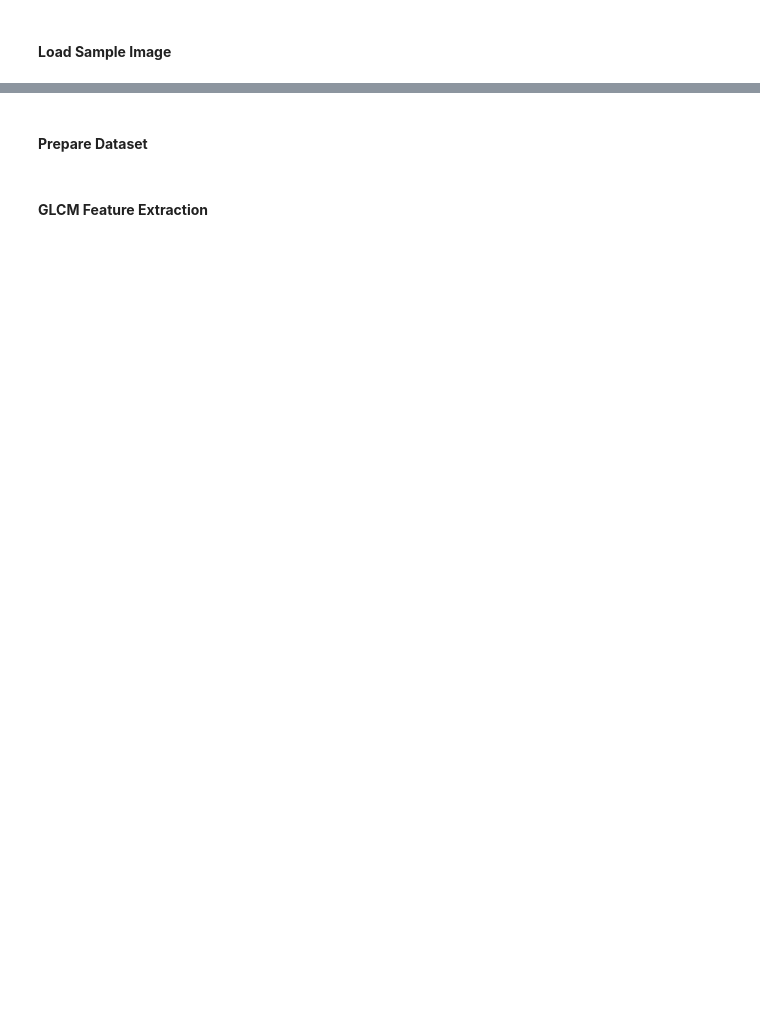
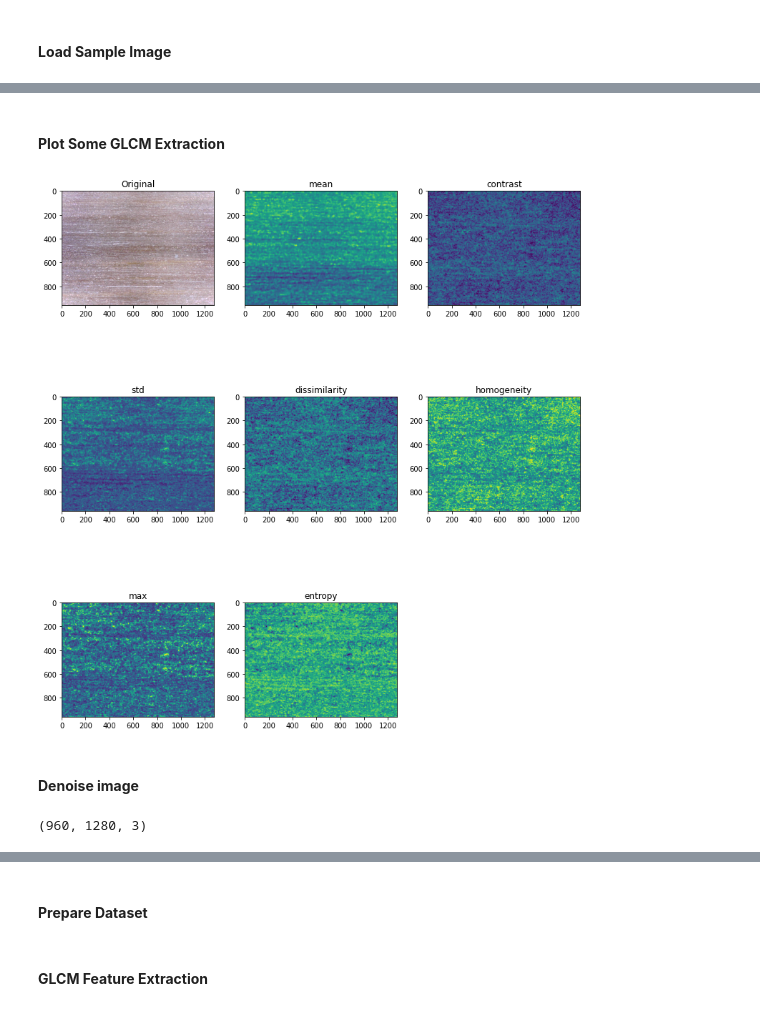
Before and after one commit to ormorteey/STA-260-Project, a Jupyter notebook: STA_260_EDA.ipynb, the cells around one changed output, grey strips where cells are left out. Cells and saved outputs as stored; diff of their text form; code cells hidden in the pictures; blank space fills up the shorter version.

```diff
--- a/STA_260_EDA.ipynb
+++ b/STA_260_EDA.ipynb
@@ -404,0 +404,23 @@ Index(['Capturetime', 'Buildangle', 'Facenumber', 'Measurementnum', 'Ra', 'Rq',
+# %% [markdown]
+#### **Plot Some GLCM Extraction**
+# %%
+from fast_glcm import *
+
+plt.figure(num=1,figsize=(13,15))
+glcm_functs = {"mean":fast_glcm_mean, "contrast":fast_glcm_contrast, "std":fast_glcm_std, "dissimilarity":fast_glcm_dissimilarity,
+                  "homogeneity":fast_glcm_homogeneity, "max": fast_glcm_max, "entropy": fast_glcm_entropy }
+plt.subplot(3,3,1)
+plt.title("Original")
+plt.imshow(img_test)
+plot_count = 2
+for key in glcm_functs.keys():
+    plt.subplot(3,3,plot_count)
+    plt.imshow(glcm_functs[key](np.resize(img_test,(img_test.shape[0],img_test.shape[1]))))
+    plt.title(key)
+
+    plot_count += 1
+plt.show()
+# %% [output]
+[figure, added]
+# %% [markdown]
+#### **Denoise image**
@@ -404,0 +430,4 @@ Index(['Capturetime', 'Buildangle', 'Facenumber', 'Measurementnum', 'Ra', 'Rq',
+# %%
+img_test.shape
+# %% [output]
+(960, 1280, 3)
```
Also changed, not shown: parts of 43 cells of this notebook.
